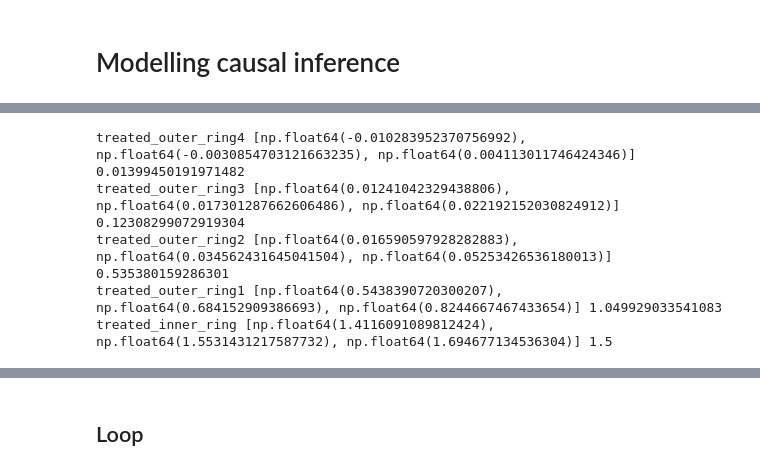
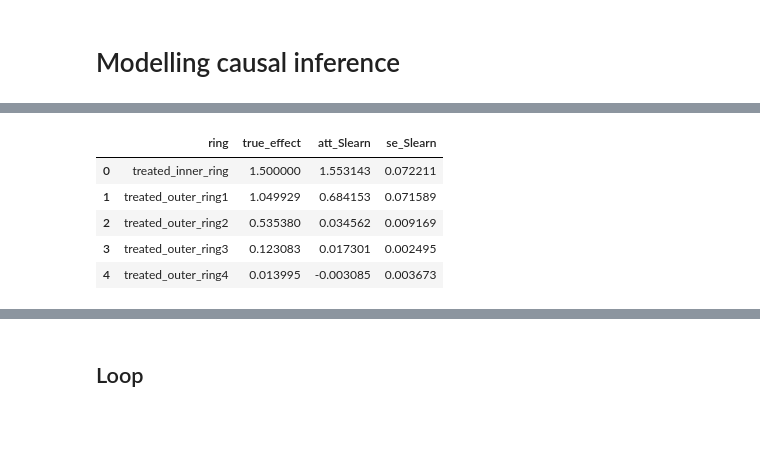
Before and after one commit to Andrew10MAIN/causal_ML_with_spilovers_of_treatment, a Jupyter notebook: 04_testing_models_on_simulated_data/testing_models_on_simulated_data.ipynb, the cells around one changed output, grey strips where cells are left out. Saved outputs shown, nothing was run; the diff lists cells and outputs as text; code cells hidden in the pictures; blank space fills up the shorter version.

```diff
--- a/04_testing_models_on_simulated_data/testing_models_on_simulated_data.ipynb
+++ b/04_testing_models_on_simulated_data/testing_models_on_simulated_data.ipynb
@@ -169,16 +154,18 @@ ITE_df#['treated'].unique()
-# %%
-for i in ['treated_outer_ring4', 'treated_outer_ring3',
-       'treated_outer_ring2', 'treated_outer_ring1', 'treated_inner_ring']:
-    series_of_interest = ITE_df[ITE_df['treated']==i][i]
-    att = series_of_interest.mean()
-    se_att = (series_of_interest).std(ddof=1) / np.sqrt(len(series_of_interest))
-    ci_low_att, ci_high_att = att - 1.96 * se_att, att + 1.96 * se_att
-    print(i,
-          [ci_low_att, att, ci_high_att],
-          ITE_df[ITE_df['treated']==i]['ITE_real'].mean())
-# %% [output]
-treated_outer_ring4 [np.float64(-0.010283952370756992), np.float64(-0.0030854703121663235), np.float64(0.004113011746424346)] 0.01399450191971482
-treated_outer_ring3 [np.float64(0.01241042329438806), np.float64(0.017301287662606486), np.float64(0.022192152030824912)] 0.12308299072919304
-treated_outer_ring2 [np.float64(0.016590597928282883), np.float64(0.034562431645041504), np.float64(0.05253426536180013)] 0.535380159286301
-treated_outer_ring1 [np.float64(0.5438390720300207), np.float64(0.684152909386693), np.float64(0.8244667467433654)] 1.049929033541083
-treated_inner_ring [np.float64(1.4116091089812424), np.float64(1.5531431217587732), np.float64(1.694677134536304)] 1.5
+# %%
+df_effectbase = pd.DataFrame({
+                'ring':['treated_inner_ring', 'treated_outer_ring1', 'treated_outer_ring2','treated_outer_ring3','treated_outer_ring4'],
+              'true_effect':[gdf2[gdf2['t'] == 1]['tau'].mean(), gdf2[gdf2['odr_1'] == 1]['tau'].mean(),
+                             gdf2[gdf2['odr_2'] == 1]['tau'].mean(), gdf2[gdf2['odr_3'] == 1]['tau'].mean(),
+                               gdf2[gdf2['odr_4'] == 1]['tau'].mean()],
+              })
+df_multi_treatment_effects_Slearn = make_treatment_effects_df(ITE_df_slearn_multT,  [ 'treated_inner_ring','treated_outer_ring1',
+             'treated_outer_ring2','treated_outer_ring3', 'treated_outer_ring4'],'Slearn', treated_col='treated')
+df_multi_effect_pre1 = df_effectbase.merge(df_multi_treatment_effects_Slearn, on = 'ring', how= 'left')
+df_multi_effect_pre1
+# %% [output]
+|  | ring | true_effect | att_Slearn | se_Slearn |
+| 0 | treated_inner_ring | 1.500000 | 1.553143 | 0.072211 |
+| 1 | treated_outer_ring1 | 1.049929 | 0.684153 | 0.071589 |
+| 2 | treated_outer_ring2 | 0.535380 | 0.034562 | 0.009169 |
+| 3 | treated_outer_ring3 | 0.123083 | 0.017301 | 0.002495 |
+| 4 | treated_outer_ring4 | 0.013995 | -0.003085 | 0.003673 |
```
Also changed, not shown: parts of 20 cells of this notebook, 1 other file.
